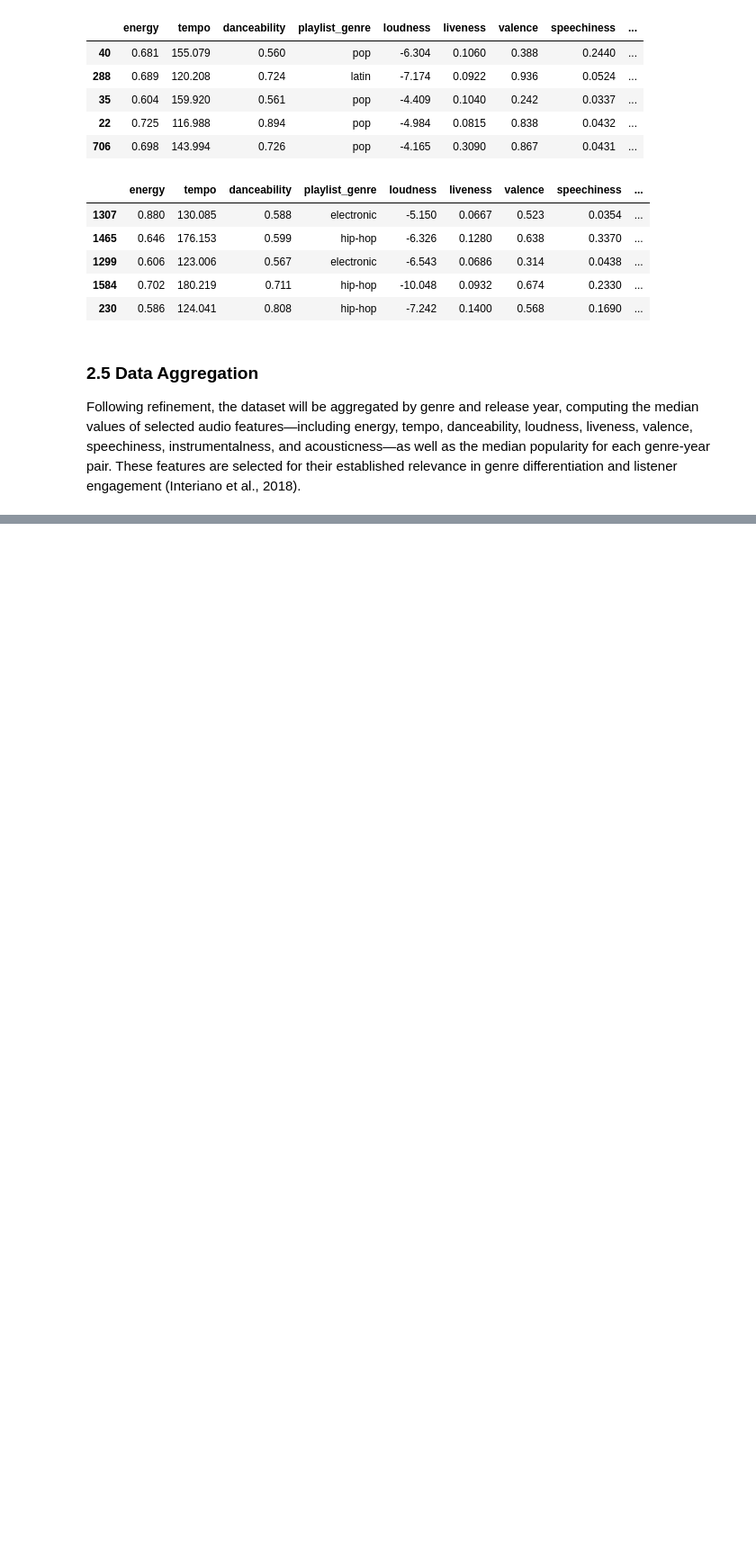
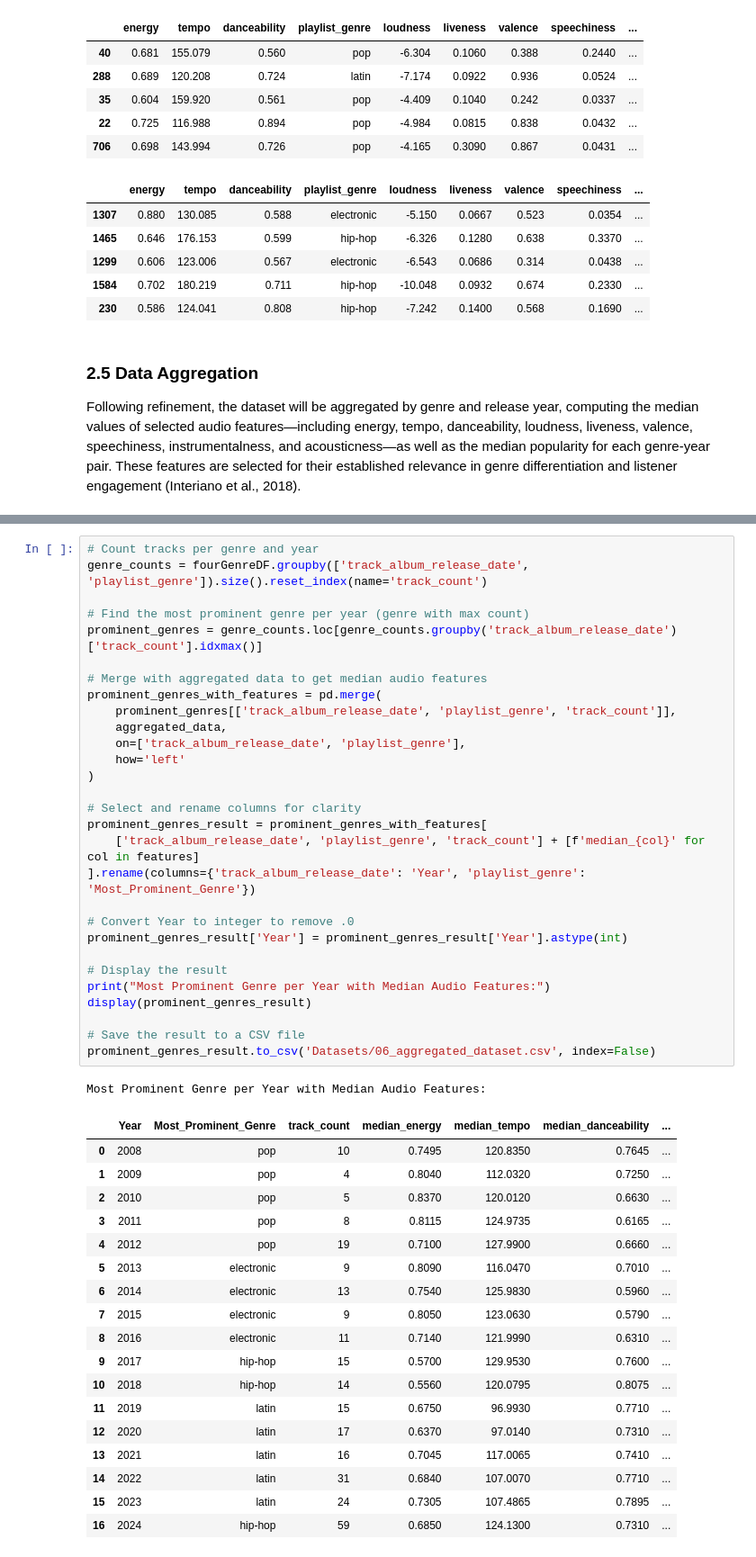
Before and after one commit to Bobberns/Beats-and-Bytes, a Jupyter notebook: 002_DataPreprocessing.ipynb, the cells around one changed output, grey strips where cells are left out. Shown at 90% size. Cells and saved outputs as stored; diff of their text form; blank space fills up the shorter version.

```diff
--- a/002_DataPreprocessing.ipynb
+++ b/002_DataPreprocessing.ipynb
@@ -307,0 +312,49 @@ display(aggregated_data)
+# %%
+# Count tracks per genre and year
+genre_counts = fourGenreDF.groupby(['track_album_release_date', 'playlist_genre']).size().reset_index(name='track_count')
+
+# Find the most prominent genre per year (genre with max count)
+prominent_genres = genre_counts.loc[genre_counts.groupby('track_album_release_date')['track_count'].idxmax()]
+
+# Merge with aggregated data to get median audio features
+prominent_genres_with_features = pd.merge(
+    prominent_genres[['track_album_release_date', 'playlist_genre', 'track_count']],
+    aggregated_data,
+    on=['track_album_release_date', 'playlist_genre'],
+    how='left'
+)
+
+# Select and rename columns for clarity
+prominent_genres_result = prominent_genres_with_features[
+    ['track_album_release_date', 'playlist_genre', 'track_count'] + [f'median_{col}' for col in features]
+].rename(columns={'track_album_release_date': 'Year', 'playlist_genre': 'Most_Prominent_Genre'})
+
+# Convert Year to integer to remove .0
+prominent_genres_result['Year'] = prominent_genres_result['Year'].astype(int)
+
+# Display the result
+print("Most Prominent Genre per Year with Median Audio Features:")
+display(prominent_genres_result)
+
+# Save the result to a CSV file
+prominent_genres_result.to_csv('Datasets/06_aggregated_dataset.csv', index=False)
+# %% [output]
+Most Prominent Genre per Year with Median Audio Features:
+|  | Year | Most_Prominent_Genre | track_count | median_energy | median_tempo | median_danceability | ... |
+| 0 | 2008 | pop | 10 | 0.7495 | 120.8350 | 0.7645 | ... |
+| 1 | 2009 | pop | 4 | 0.8040 | 112.0320 | 0.7250 | ... |
+| 2 | 2010 | pop | 5 | 0.8370 | 120.0120 | 0.6630 | ... |
+| 3 | 2011 | pop | 8 | 0.8115 | 124.9735 | 0.6165 | ... |
+| 4 | 2012 | pop | 19 | 0.7100 | 127.9900 | 0.6660 | ... |
+| 5 | 2013 | electronic | 9 | 0.8090 | 116.0470 | 0.7010 | ... |
+| 6 | 2014 | electronic | 13 | 0.7540 | 125.9830 | 0.5960 | ... |
+| 7 | 2015 | electronic | 9 | 0.8050 | 123.0630 | 0.5790 | ... |
+| 8 | 2016 | electronic | 11 | 0.7140 | 121.9990 | 0.6310 | ... |
+| 9 | 2017 | hip-hop | 15 | 0.5700 | 129.9530 | 0.7600 | ... |
+| 10 | 2018 | hip-hop | 14 | 0.5560 | 120.0795 | 0.8075 | ... |
+| 11 | 2019 | latin | 15 | 0.6750 | 96.9930 | 0.7710 | ... |
+| 12 | 2020 | latin | 17 | 0.6370 | 97.0140 | 0.7310 | ... |
+| 13 | 2021 | latin | 16 | 0.7045 | 117.0065 | 0.7410 | ... |
+| 14 | 2022 | latin | 31 | 0.6840 | 107.0070 | 0.7710 | ... |
+| 15 | 2023 | latin | 24 | 0.7305 | 107.4865 | 0.7895 | ... |
+| 16 | 2024 | hip-hop | 59 | 0.6850 | 124.1300 | 0.7310 | ... |
```
Also changed, not shown: parts of 6 cells of this notebook, 4 other files.
